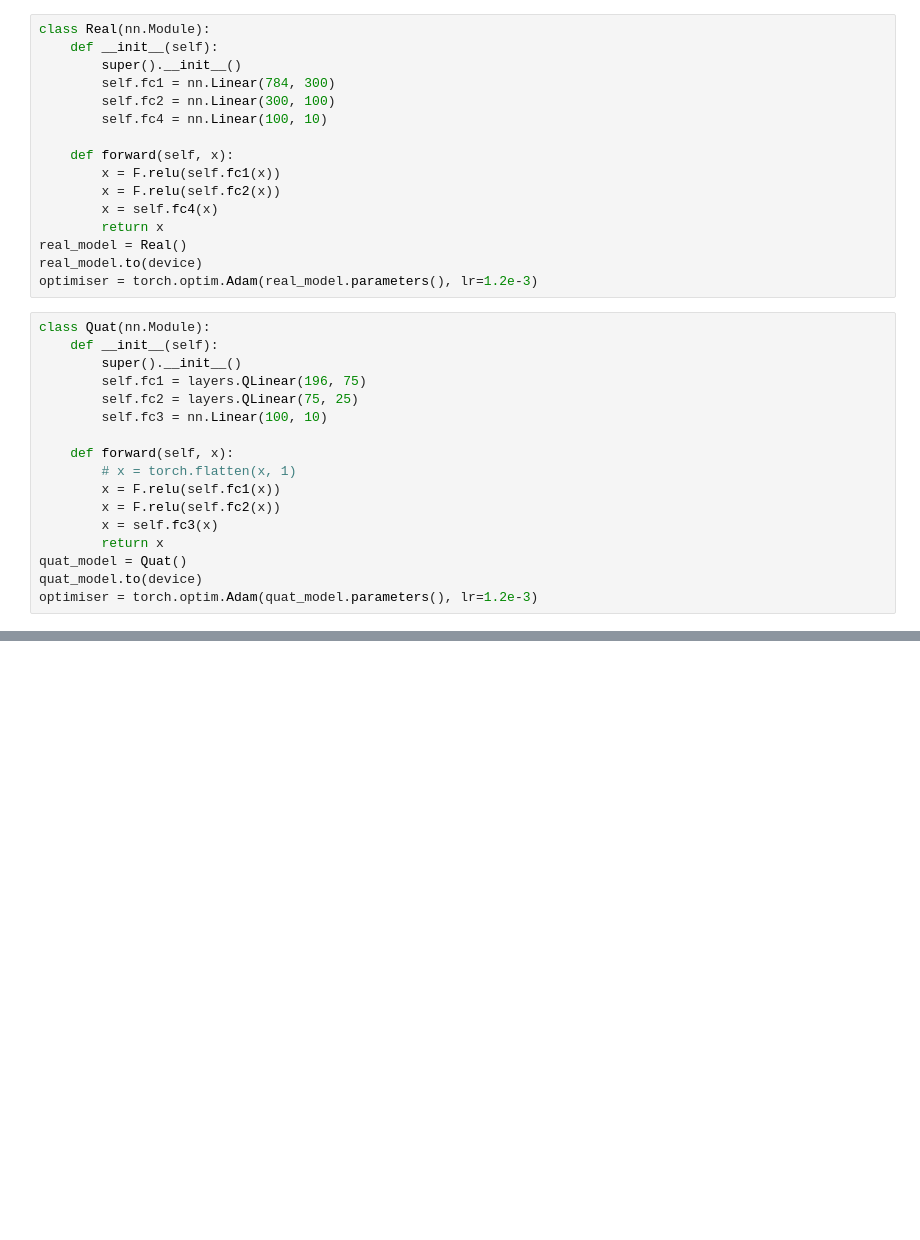
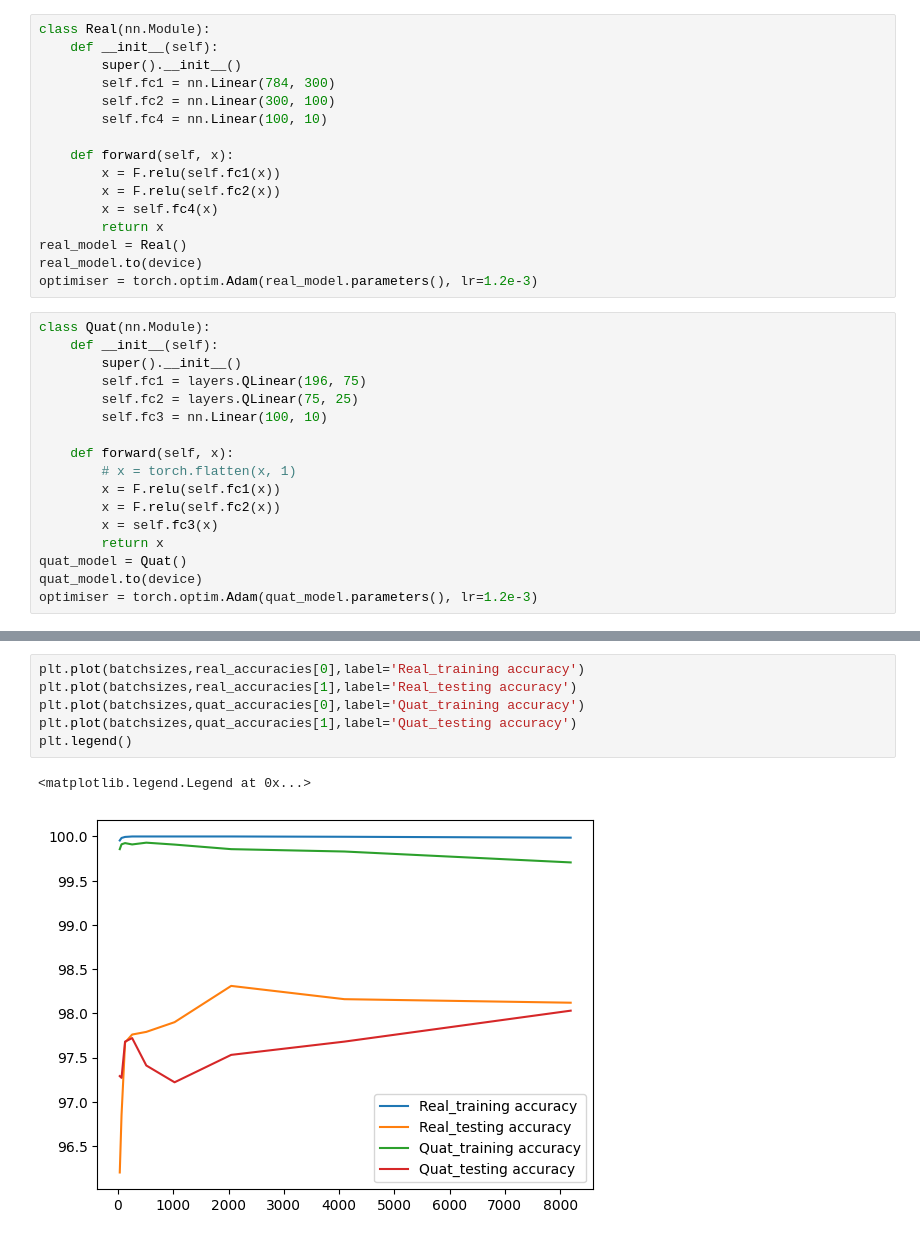
Before and after one commit to smlab-niser/quatLT23, a Jupyter notebook: 1_mnist_notebooks/exp.ipynb, the cells around one changed output, grey strips where cells are left out. Cells and saved outputs as stored; diff of their text form; blank space fills up the shorter version.

Commit message:
to_aritra_in_train

```diff
--- a/1_mnist_notebooks/exp.ipynb
+++ b/1_mnist_notebooks/exp.ipynb
@@ -163,0 +174,9 @@ for batch_size in [2**(i) for i in range(5, 14)][::-1]:
+# %%
+plt.plot(batchsizes,real_accuracies[0],label='Real_training accuracy')
+plt.plot(batchsizes,real_accuracies[1],label='Real_testing accuracy')
+plt.plot(batchsizes,quat_accuracies[0],label='Quat_training accuracy')
+plt.plot(batchsizes,quat_accuracies[1],label='Quat_testing accuracy')
+plt.legend()
+# %% [output]
+<matplotlib.legend.Legend at 0x...>
+[figure, added]
```
Also changed, not shown: parts of 4 cells of this notebook, 15 other files.
